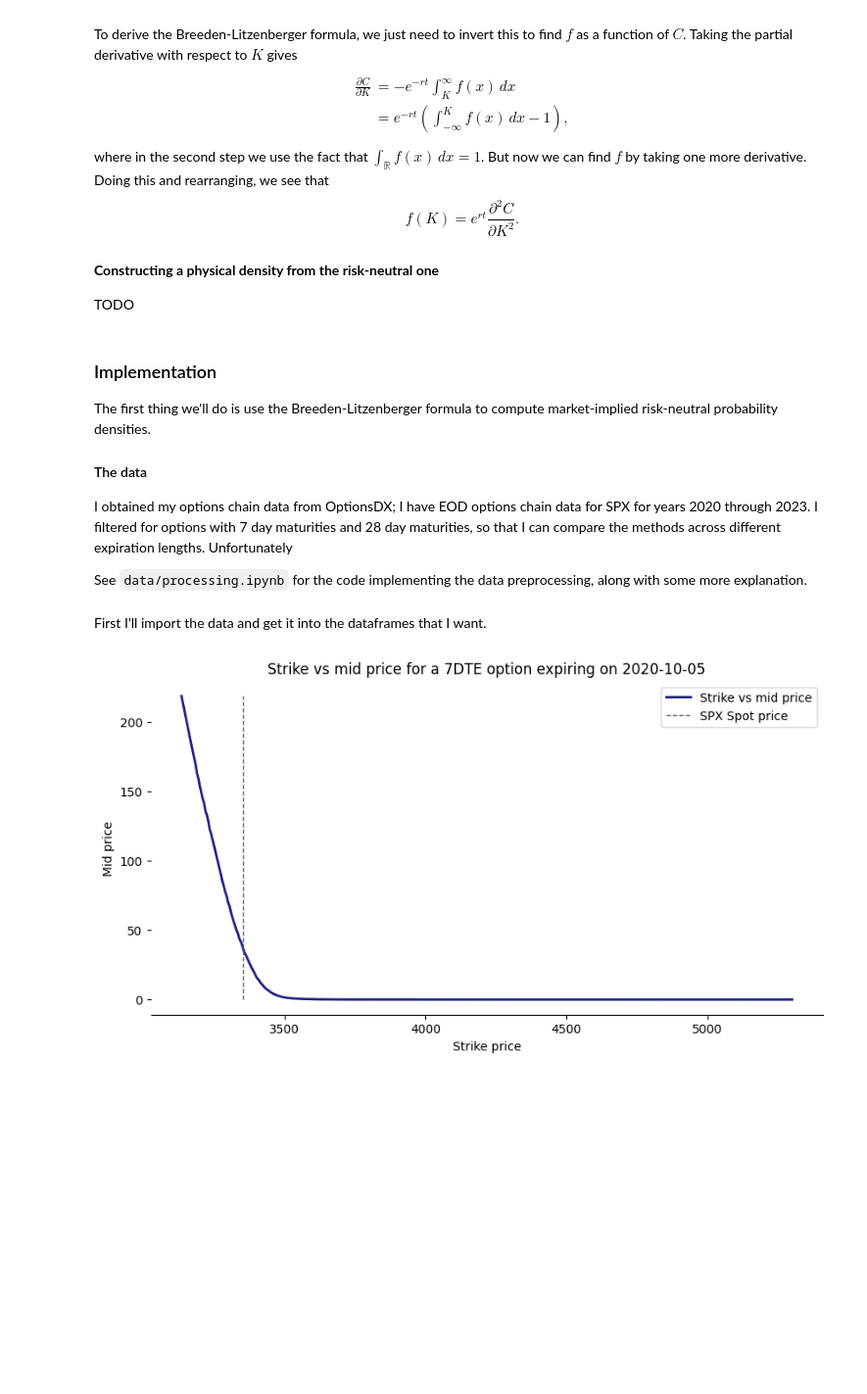
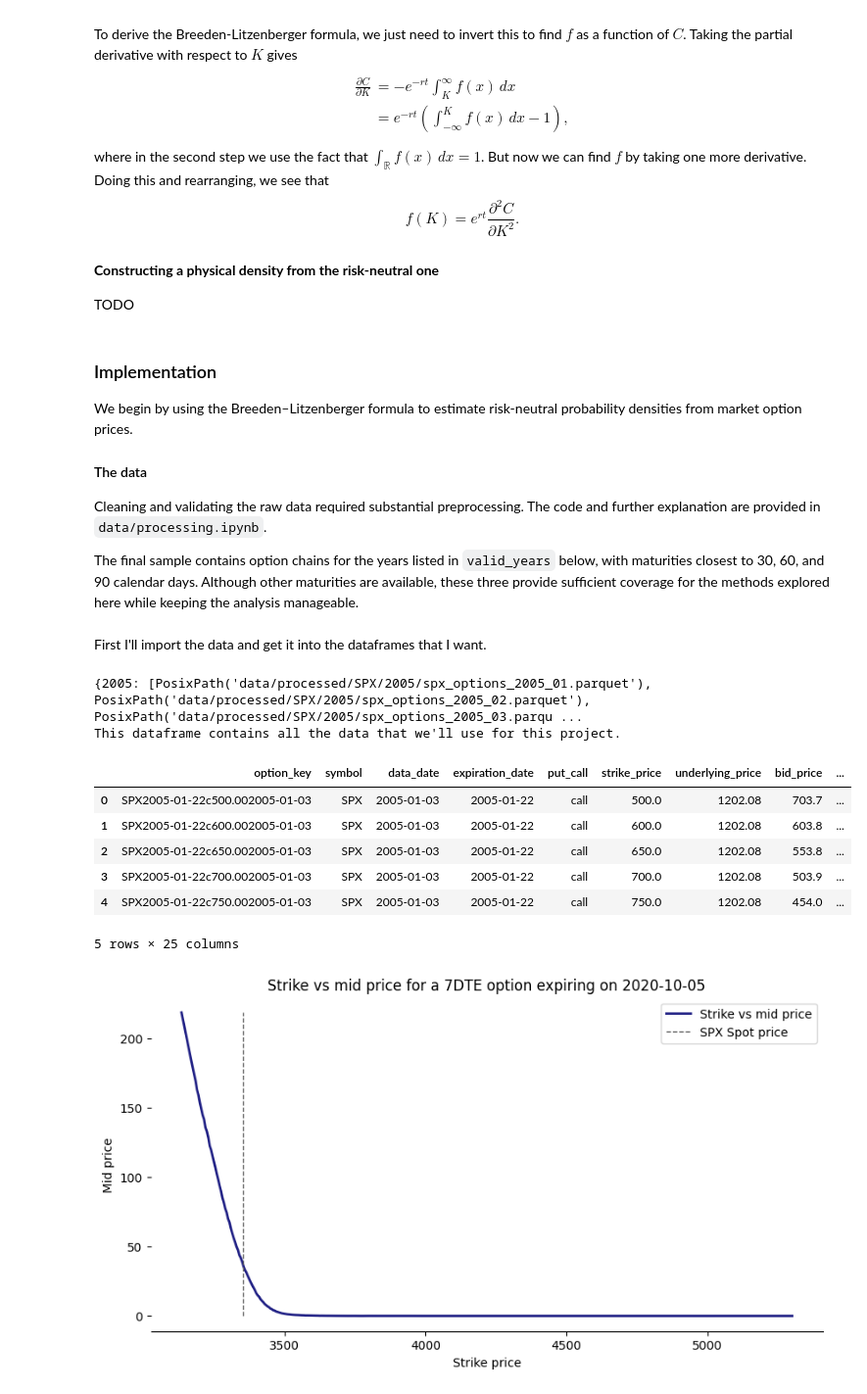
Before and after one commit to swbuchanan/implied-stock-distributions, a Jupyter notebook: project_v2.ipynb, the cells around one changed output. Shown at 98% size. Cells and saved outputs as stored; diff of their text form; code cells hidden in the pictures; blank space fills up the shorter version.

Commit message:
start on project overhaul

```diff
--- a/project_v2.ipynb
+++ b/project_v2.ipynb
@@ -126,15 +126,13 @@ TODO
 # %% [markdown]
 ### Implementation
 
-The first thing we'll do is use the Breeden-Litzenberger formula to compute market-implied risk-neutral probability densities.
+We begin by using the Breeden–Litzenberger formula to estimate risk-neutral probability densities from market option prices.
 
 #### The data
 
-I obtained my options chain data from OptionsDX; I have EOD options chain data for SPX for years 2020 through 2023.
-I filtered for options with 7 day maturities and 28 day maturities, so that I can compare the methods across different expiration lengths.
-Unfortunately
+Cleaning and validating the raw data required substantial preprocessing. The code and further explanation are provided in `data/processing.ipynb`.
 
-See `data/processing.ipynb` for the code implementing the data preprocessing, along with some more explanation.
+The final sample contains option chains for the years listed in `valid_years` below, with maturities closest to 30, 60, and 90 calendar days. Although other maturities are available, these three provide sufficient coverage for the methods explored here while keeping the analysis manageable.
 # %% [markdown]
 First I'll import the data and get it into the dataframes that I want.
 # %%
@@ -147,15 +147,39 @@ from black_scholes import *     # utility functions related to the Black-Scholes
 from scipy.interpolate import CubicSpline # for cubic interpolation with smoothing
 from scipy.interpolate import make_splrep
 # %%
-# see the data processing notebook for information about why these are the years we're using
-valid_years = [2005, 2006, 2007, 2008, 2009, 2010, 2014, 2015, 2016, 2018, 2021, 2022, 2023, 2024]
 
-spx_dfs = [
-    pd.read_parquet(f"data/processed/spx_options_{year}.parquet")
-    for year in valid_years
-]
+DATA_DIR = Path("data/processed/SPX")
 
-spx_df = pd.concat(spx_dfs, ignore_index=True)
+# See data/processing.ipynb for the sample-selection rationale.
+ANALYSIS_YEARS = (
+    2005, 2006, 2007, 2008, 2009, 2010, 2014,
+    2015, 2016, 2018, 2021, 2022, 2023, 2024,
+)
+
+data_files_by_year = {
+    year: sorted(
+        (DATA_DIR / str(year)).glob(
+            f"spx_options_{year}_[0-9][0-9].parquet"
+        )
+    )
+    for year in ANALYSIS_YEARS
+}
+
+print(data_files_by_year)
+
+for file in data_files_by_year:
+    df = pd.read_parquet(file)
+    display(df.head())
+
+# spx_dfs = [
+#     pd.read_parquet(f"data/processed/spx_options_{year}.parquet")
+#     for year in valid_years
+# ]
+
+
+# spx_df = pd.concat(spx_dfs, ignore_index=True)
+
+
 
 # commenting out because this should be done in the processing stage
 # numeric_cols = ['call_iv', 'call_last', 'put_last'] # TODO: and some more
@@ -189,6 +213,19 @@ print("This dataframe contains all the data that we'll use for this project.")
 
 # print("This dataframe corresponds to all the options on a given day with a given expiry date.")
 # display(spx_1dte_dfs[0])
+# %% [output]
+{2005: [PosixPath('data/processed/SPX/2005/spx_options_2005_01.parquet'), PosixPath('data/processed/SPX/2005/spx_options_2005_02.parquet'), PosixPath('data/processed/SPX/2005/spx_options_2005_03.parqu ...
+This dataframe contains all the data that we'll use for this project.
+# %%
+spx_df.head()
+# %% [output]
+|  | option_key | symbol | data_date | expiration_date | put_call | strike_price | underlying_price | bid_price | ... |
+| 0 | SPX2005-01-22c500.002005-01-03 | SPX | 2005-01-03 | 2005-01-22 | call | 500.0 | 1202.08 | 703.7 | ... |
+| 1 | SPX2005-01-22c600.002005-01-03 | SPX | 2005-01-03 | 2005-01-22 | call | 600.0 | 1202.08 | 603.8 | ... |
+| 2 | SPX2005-01-22c650.002005-01-03 | SPX | 2005-01-03 | 2005-01-22 | call | 650.0 | 1202.08 | 553.8 | ... |
+| 3 | SPX2005-01-22c700.002005-01-03 | SPX | 2005-01-03 | 2005-01-22 | call | 700.0 | 1202.08 | 503.9 | ... |
+| 4 | SPX2005-01-22c750.002005-01-03 | SPX | 2005-01-03 | 2005-01-22 | call | 750.0 | 1202.08 | 454.0 | ... |
+5 rows × 25 columns
 # %%
 fig, ax = plt.subplots(figsize=(10,5))
 
```
Also changed, not shown: parts of 1 cell of this notebook, 4 other files.
